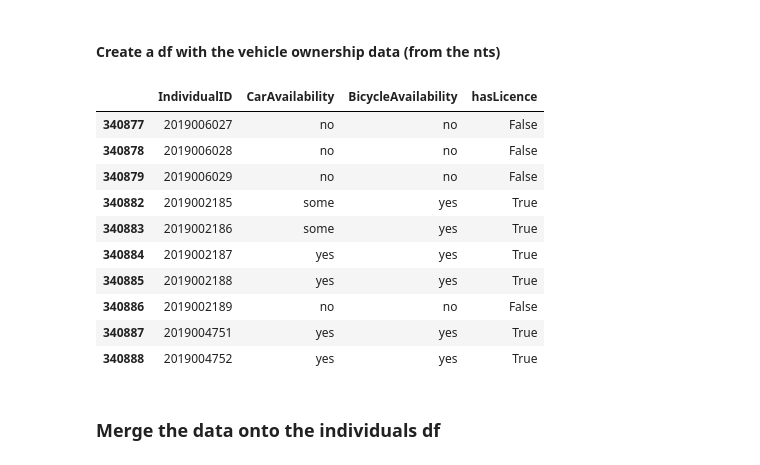
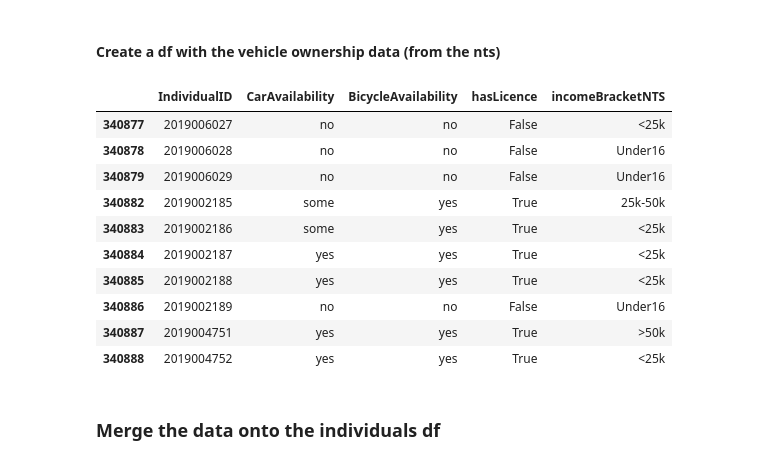
Before and after one commit to Urban-Analytics-Technology-Platform/acbm, a Jupyter notebook: notebooks/6_acbm_to_matsim_xml.ipynb, the cells around one changed output. Cells and saved outputs as stored; diff of their text form; code cells hidden in the pictures.

```diff
--- a/notebooks/6_acbm_to_matsim_xml.ipynb
+++ b/notebooks/6_acbm_to_matsim_xml.ipynb
@@ -164,46 +173,57 @@ nts_individuals = pd.read_parquet(acbm.root_path / "data/external/nts/filtered/n
 # %% [markdown]
 #### Create a df with the vehicle ownership data (from the nts)
 # %%
-nts_individuals = nts_individuals[["IndividualID", "OwnCycleN_B01ID", "DrivLic_B02ID", "CarAccess_B01ID"]]
+nts_individuals = nts_individuals[["IndividualID", "OwnCycleN_B01ID", "DrivLic_B02ID", "CarAccess_B01ID", "IndIncome2002_B02ID"]]
 
 # Create CarAvailability colum
 
 car_availability_mapping = {
     1: "yes", # Main driver of company car
     2: "yes", # Other main driver
     3: "some", # Not main driver of household car
     }
 
 nts_individuals['CarAvailability'] = nts_individuals['CarAccess_B01ID'].map(car_availability_mapping).fillna('no')
 # Create BicycleAvailability column
 
 bicycle_availability_mapping = {
     1: "yes", # Own a pedal cycle yourself
     2: "some", # Have use of household pedal cycle
     3: "no", # Have use of non-household pedal cycle
     }
 
 nts_individuals['BicycleAvailability'] = nts_individuals['OwnCycleN_B01ID'].map(bicycle_availability_mapping).fillna('no')
 
 # Create hasLicence column
 # 1: Full licence, 2: Provisional licence, 3: Other or none
 nts_individuals["hasLicence"] = nts_individuals["DrivLic_B02ID"].apply(lambda x: x == 1)
 
+# income bracket
+income_mapping = {
+    -10: "DEAD",
+    -9: "Under16",
+    1: "<25k",
+    2: "25k-50k",
+    3: ">50k",
+}
+
+nts_individuals["incomeBracketNTS"] = nts_individuals["IndIncome2002_B02ID"].map(income_mapping).fillna("Unknown")
+
 # Keep only the columns we created
-nts_individuals = nts_individuals[["IndividualID", "CarAvailability", "BicycleAvailability", "hasLicence"]]
+nts_individuals = nts_individuals[["IndividualID", "CarAvailability", "BicycleAvailability", "hasLicence", "incomeBracketNTS"]]
 nts_individuals.head(10)
 # %% [output]
-|  | IndividualID | CarAvailability | BicycleAvailability | hasLicence |
-| 340877 | 2019006027 | no | no | False |
-| 340878 | 2019006028 | no | no | False |
-| 340879 | 2019006029 | no | no | False |
-| 340882 | 2019002185 | some | yes | True |
-| 340883 | 2019002186 | some | yes | True |
-| 340884 | 2019002187 | yes | yes | True |
-| 340885 | 2019002188 | yes | yes | True |
-| 340886 | 2019002189 | no | no | False |
-| 340887 | 2019004751 | yes | yes | True |
-| 340888 | 2019004752 | yes | yes | True |
+|  | IndividualID | CarAvailability | BicycleAvailability | hasLicence | incomeBracketNTS |
+| 340877 | 2019006027 | no | no | False | <25k |
+| 340878 | 2019006028 | no | no | False | Under16 |
+| 340879 | 2019006029 | no | no | False | Under16 |
+| 340882 | 2019002185 | some | yes | True | 25k-50k |
+| 340883 | 2019002186 | some | yes | True | <25k |
+| 340884 | 2019002187 | yes | yes | True | <25k |
+| 340885 | 2019002188 | yes | yes | True | <25k |
+| 340886 | 2019002189 | no | no | False | Under16 |
+| 340887 | 2019004751 | yes | yes | True | >50k |
+| 340888 | 2019004752 | yes | yes | True | <25k |
 # %% [markdown]
 ### Merge the data onto the individuals df
 # %% [markdown]
```
Also changed, not shown: parts of 20 cells of this notebook.
